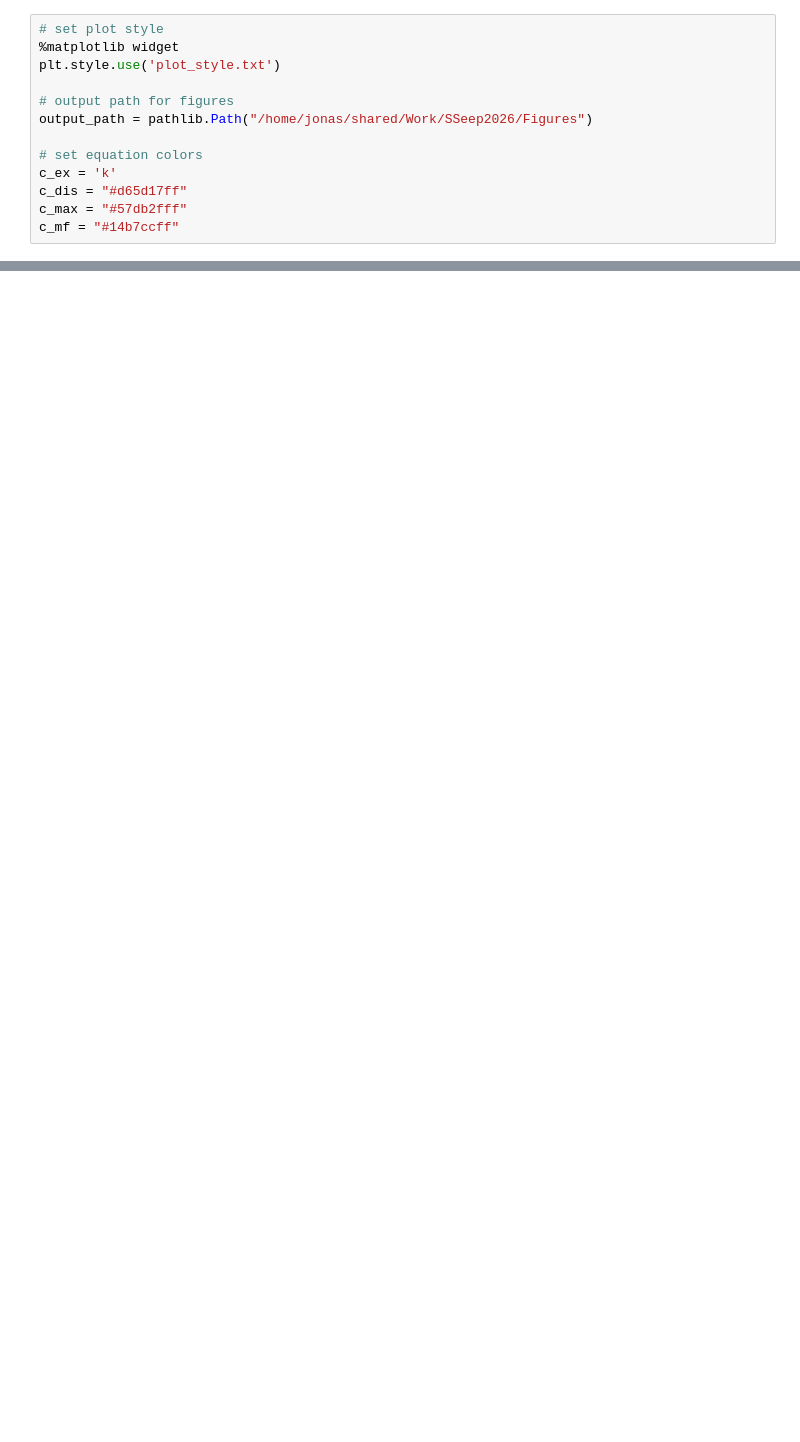
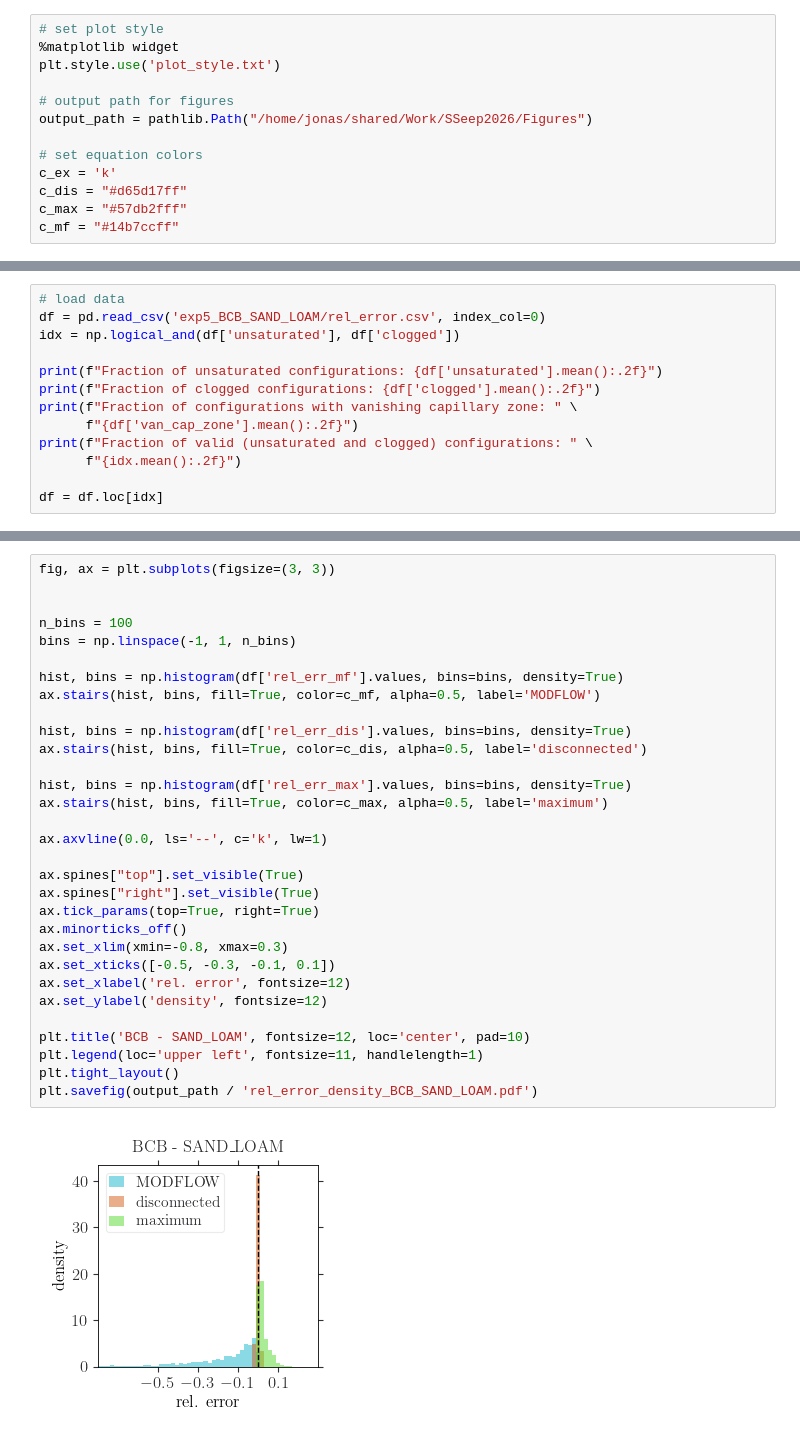
Before and after one commit to jpaccolat/seepage, a Jupyter notebook: exp5.ipynb, the cells around one changed output, grey strips where cells are left out. Cells and saved outputs as stored; diff of their text form; blank space fills up the shorter version.

```diff
--- a/exp5.ipynb
+++ b/exp5.ipynb
@@ -80,0 +758,13 @@ plt.tight_layout()
+# %%
+# load data
+df = pd.read_csv('exp5_BCB_SAND_LOAM/rel_error.csv', index_col=0)
+idx = np.logical_and(df['unsaturated'], df['clogged'])
+
+print(f"Fraction of unsaturated configurations: {df['unsaturated'].mean():.2f}")
+print(f"Fraction of clogged configurations: {df['clogged'].mean():.2f}")
+print(f"Fraction of configurations with vanishing capillary zone: " \
+      f"{df['van_cap_zone'].mean():.2f}")
+print(f"Fraction of valid (unsaturated and clogged) configurations: " \
+      f"{idx.mean():.2f}")
+
+df = df.loc[idx]
@@ -80,0 +966,33 @@ plt.tight_layout()
+# %%
+fig, ax = plt.subplots(figsize=(3, 3))
+
+
+n_bins = 100
+bins = np.linspace(-1, 1, n_bins)
+
+hist, bins = np.histogram(df['rel_err_mf'].values, bins=bins, density=True)
+ax.stairs(hist, bins, fill=True, color=c_mf, alpha=0.5, label='MODFLOW')
+
+hist, bins = np.histogram(df['rel_err_dis'].values, bins=bins, density=True)
+ax.stairs(hist, bins, fill=True, color=c_dis, alpha=0.5, label='disconnected')
+
+hist, bins = np.histogram(df['rel_err_max'].values, bins=bins, density=True)
+ax.stairs(hist, bins, fill=True, color=c_max, alpha=0.5, label='maximum')
+
+ax.axvline(0.0, ls='--', c='k', lw=1)
+
+ax.spines["top"].set_visible(True)
+ax.spines["right"].set_visible(True)
+ax.tick_params(top=True, right=True)
+ax.minorticks_off()
+ax.set_xlim(xmin=-0.8, xmax=0.3)
+ax.set_xticks([-0.5, -0.3, -0.1, 0.1])
+ax.set_xlabel('rel. error', fontsize=12)
+ax.set_ylabel('density', fontsize=12)
+
+plt.title('BCB - SAND_LOAM', fontsize=12, loc='center', pad=10)
+plt.legend(loc='upper left', fontsize=11, handlelength=1)
+plt.tight_layout()
+plt.savefig(output_path / 'rel_error_density_BCB_SAND_LOAM.pdf')
+# %% [output]
+[figure, added]
```
Also changed, not shown: parts of 16 cells of this notebook, 2 other files.
